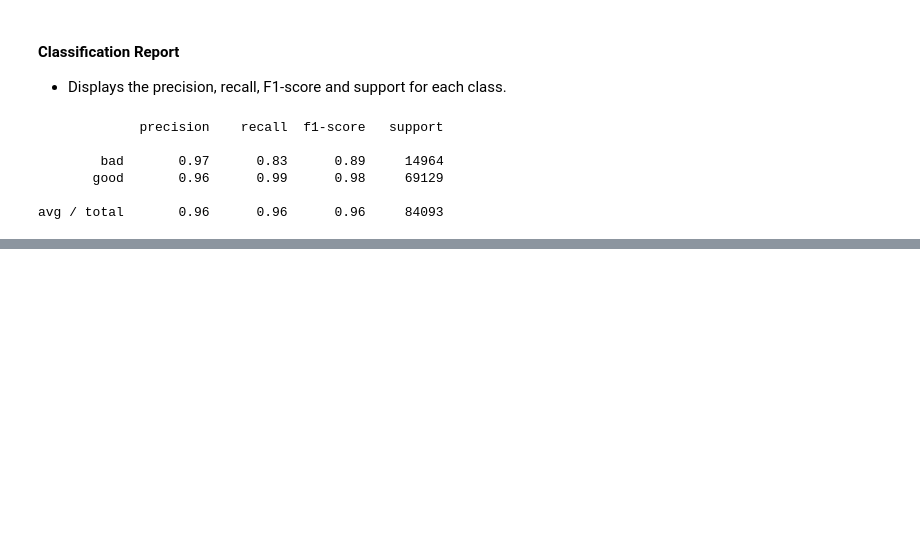
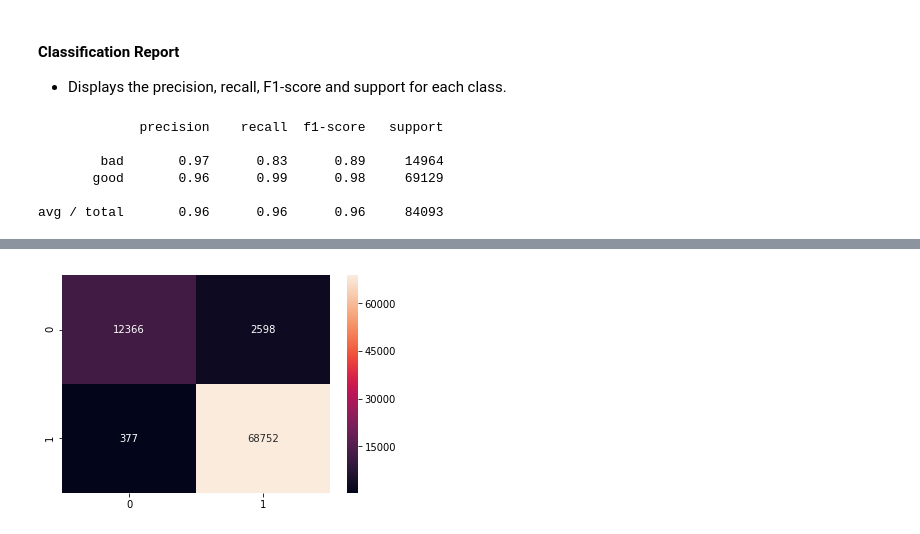
Before and after one commit to Jcharis/Detecting-Malicious-Url-With-Machine-Learning, a Jupyter notebook: Detecting Malicious Url With Machine Learning In Python.ipynb, the cells around one changed output, grey strips where cells are left out. Saved outputs shown, nothing was run; the diff lists cells and outputs as text; code cells hidden in the pictures; blank space fills up the shorter version.

```diff
--- a/Detecting Malicious Url With Machine Learning In Python.ipynb
+++ b/Detecting Malicious Url With Machine Learning In Python.ipynb
@@ -192,0 +215,6 @@ avg / total       0.96      0.96      0.96     84093
+# %%
+# Setting formate to integer with "d"
+sns.heatmap(matrix,annot=True,fmt="d")
+plt.show()
+# %% [output]
+[figure, added]
```
Also changed, not shown: parts of 6 cells of this notebook.
